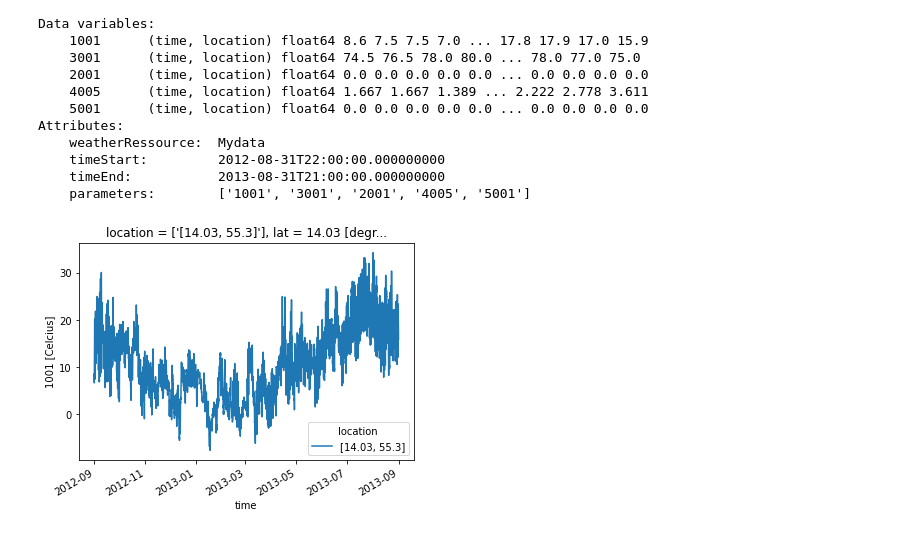
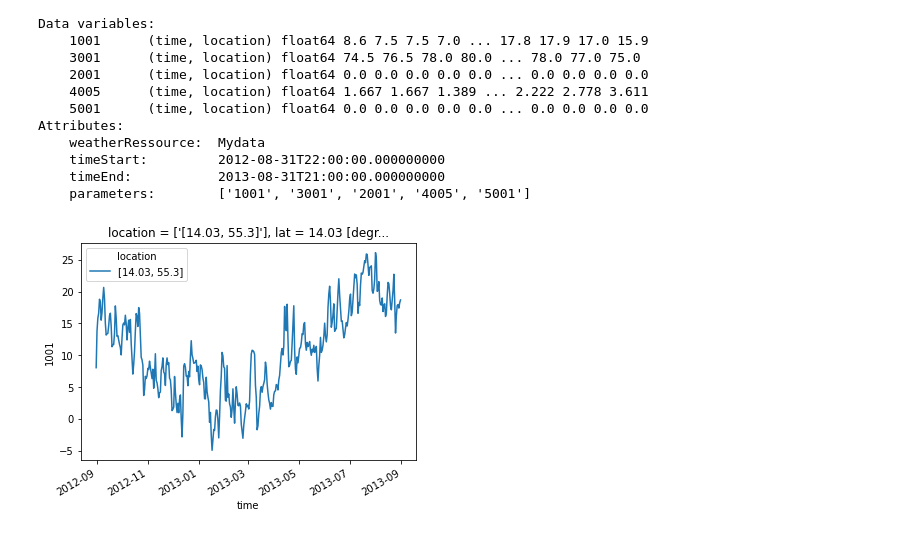
Before and after one commit to pradal/weatherdata, a Jupyter notebook: example/Weather_demonstration.ipynb, the cells around one changed output. Saved outputs shown, nothing was run; the diff lists cells and outputs as text; code cells hidden in the pictures.

```diff
--- a/example/Weather_demonstration.ipynb
+++ b/example/Weather_demonstration.ipynb
@@ -205,6 +205,6 @@ Attributes:
     timeEnd:           2013-08-31T21:00:00.000000000
     parameters:        ['1001', '3001', '2001', '4005', '5001']
 # %%
-personal_data.plot(ds,varname="1001")
+personal_data.plot(ds,varname="1001",resample="d")
 # %% [output]
-[figure, old version]
+[figure, new version]
```
Also changed, not shown: parts of 1 cell of this notebook.
